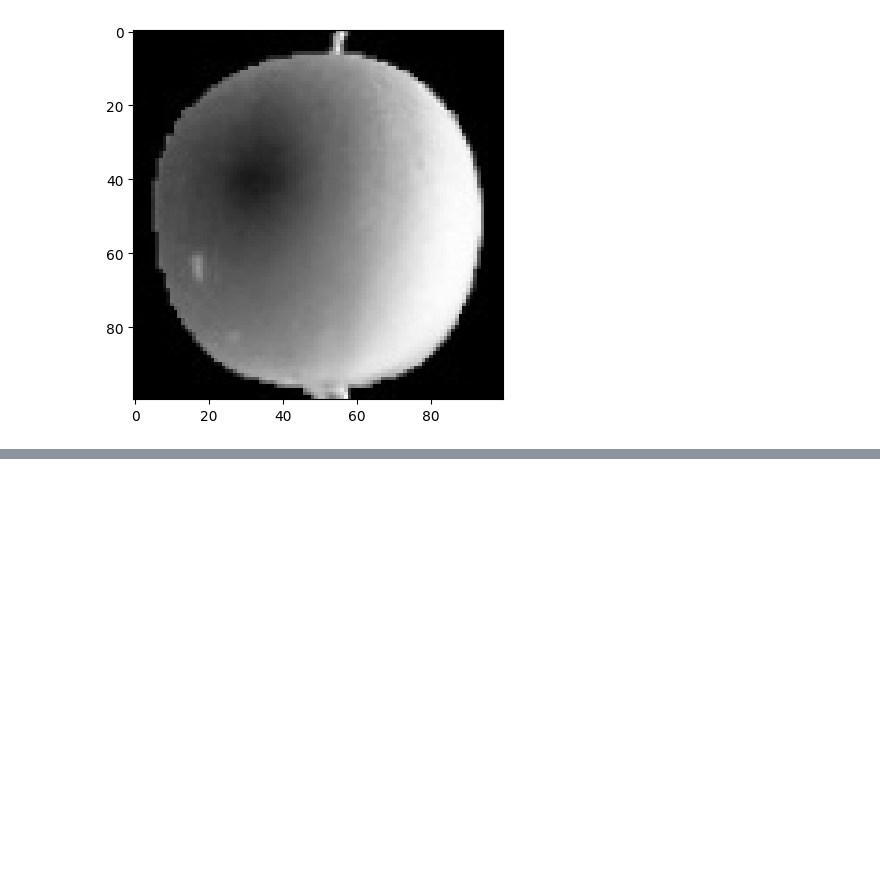
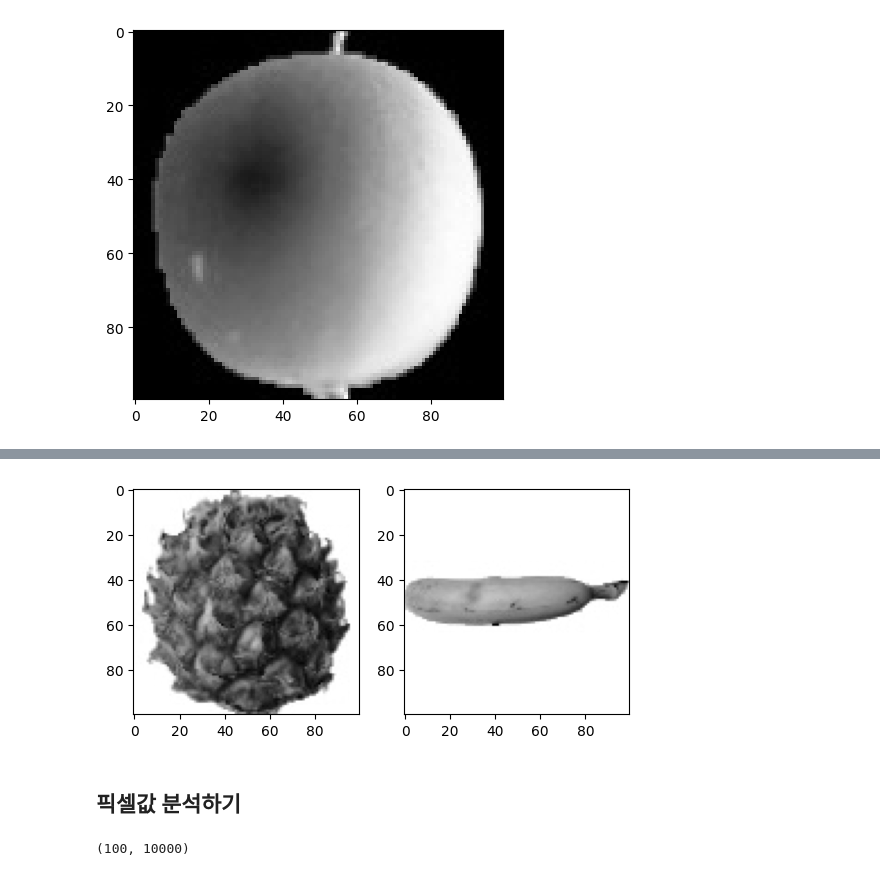
Before and after one commit to Sangyeonglee353/ai-hongong, a Jupyter notebook: Chapter_06_비지도학습.ipynb, the cells around one changed output, grey strips where cells are left out. Saved outputs shown, nothing was run; the diff lists cells and outputs as text; code cells hidden in the pictures; blank space fills up the shorter version.

```diff
--- a/Chapter_06_비지도학습.ipynb
+++ b/Chapter_06_비지도학습.ipynb
@@ -54,0 +61,21 @@ plt.show()
+# %%
+# 4-2. 다른 이미지 출력 | 여러 개 이미지(subplot)
+fig, axs = plt.subplots(1, 2) # 1행에 2열
+axs[0].imshow(fruits[100], cmap='gray_r')
+axs[1].imshow(fruits[200], cmap='gray_r')
+plt.show()
+# %% [output]
+[figure, added]
+# %% [markdown]
+## 픽셀값 분석하기
+# %%
+# 1. 순서대로 선택 -> 슬라이싱 연산자 사용
+# [참고] -1 지정시 남는 차원에 자동 할당
+apple = fruits[0:100].reshape(-1, 100*100)
+pineapple = fruits[100:200].reshape(-1, 100*100)
+banana = fruits[200:300].reshape(-1, 100*100)
+
+# 사과 확인
+print(apple.shape)
+# %% [output]
+(100, 10000)
```
Also changed, not shown: parts of 11 cells of this notebook.
